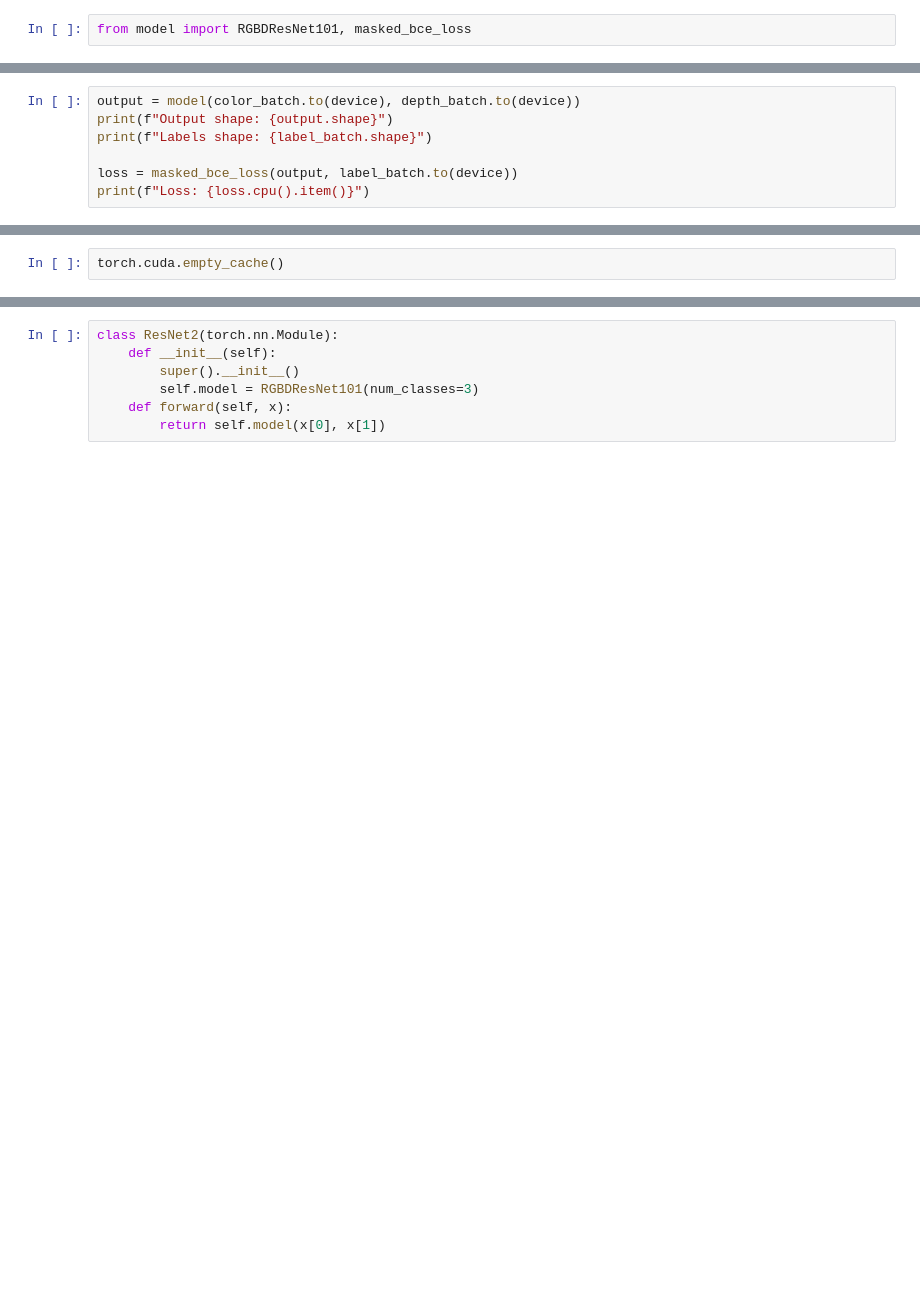
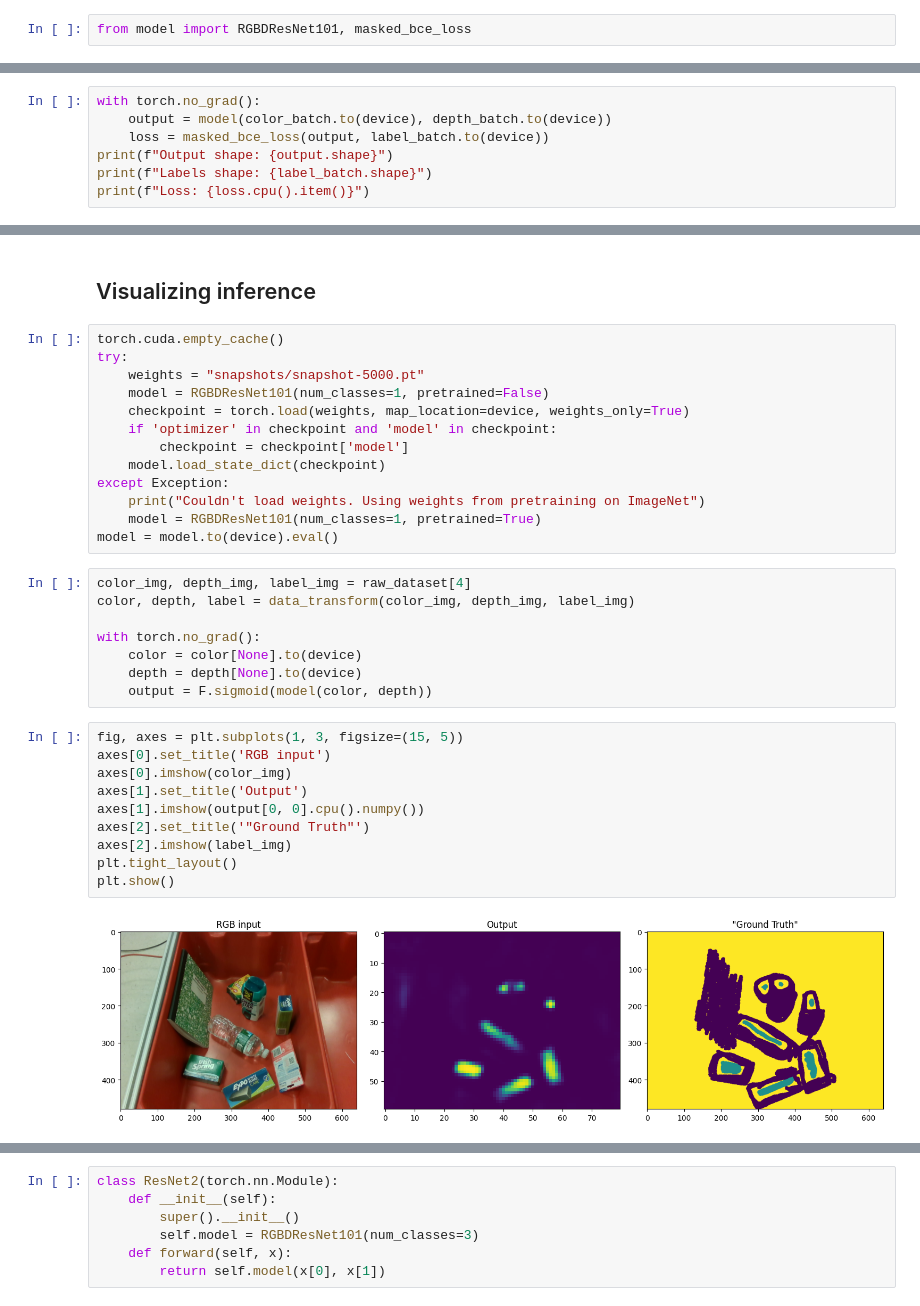
Before and after one commit to sribnyak/arc-robot-vision-python, a Jupyter notebook: suction-based-grasping-py/convnet/experiments.ipynb, the cells around one changed output, grey strips where cells are left out. Drawn from its saved outputs; the diff is of its cells as text; blank space fills up the shorter version.

Commit message:
run training, update README, ipynb, and infer.py

```diff
--- a/suction-based-grasping-py/convnet/experiments.ipynb
+++ b/suction-based-grasping-py/convnet/experiments.ipynb
@@ -92,9 +85,9 @@ torch.cuda.empty_cache()
 # %%
-output = model(color_batch.to(device), depth_batch.to(device))
+with torch.no_grad():
+    output = model(color_batch.to(device), depth_batch.to(device))
+    loss = masked_bce_loss(output, label_batch.to(device))
 print(f"Output shape: {output.shape}")
 print(f"Labels shape: {label_batch.shape}")
-
-loss = masked_bce_loss(output, label_batch.to(device))
 print(f"Loss: {loss.cpu().item()}")
 # %% [output]
 Output shape: torch.Size([4, 1, 60, 80])
@@ -103,2 +96,35 @@ Loss: 0.7515644431114197
-# %%
-torch.cuda.empty_cache()
+# %% [markdown]
+## Visualizing inference
+# %%
+torch.cuda.empty_cache()
+try:
+    weights = "snapshots/snapshot-5000.pt"
+    model = RGBDResNet101(num_classes=1, pretrained=False)
+    checkpoint = torch.load(weights, map_location=device, weights_only=True)
+    if 'optimizer' in checkpoint and 'model' in checkpoint:
+        checkpoint = checkpoint['model']
+    model.load_state_dict(checkpoint)
+except Exception:
+    print("Couldn't load weights. Using weights from pretraining on ImageNet")
+    model = RGBDResNet101(num_classes=1, pretrained=True)
+model = model.to(device).eval()
+# %%
+color_img, depth_img, label_img = raw_dataset[4]
+color, depth, label = data_transform(color_img, depth_img, label_img)
+
+with torch.no_grad():
+    color = color[None].to(device)
+    depth = depth[None].to(device)
+    output = F.sigmoid(model(color, depth))
+# %%
+fig, axes = plt.subplots(1, 3, figsize=(15, 5))
+axes[0].set_title('RGB input')
+axes[0].imshow(color_img)
+axes[1].set_title('Output')
+axes[1].imshow(output[0, 0].cpu().numpy())
+axes[2].set_title('"Ground Truth"')
+axes[2].imshow(label_img)
+plt.tight_layout()
+plt.show()
+# %% [output]
+[figure, added]
```
Also changed, not shown: parts of 14 cells of this notebook, 2 other files.
